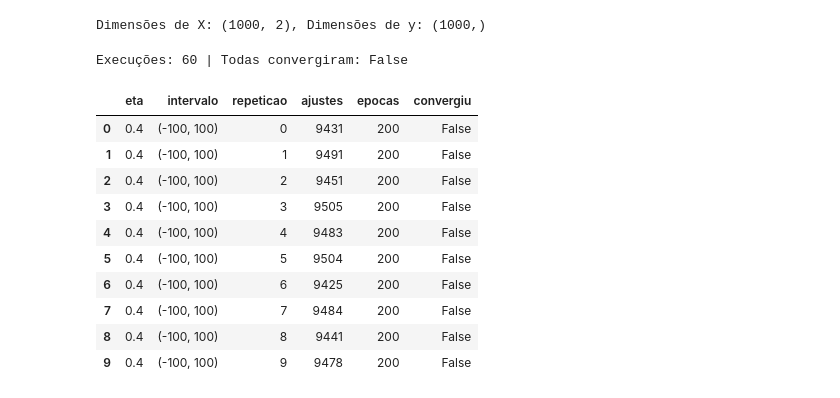
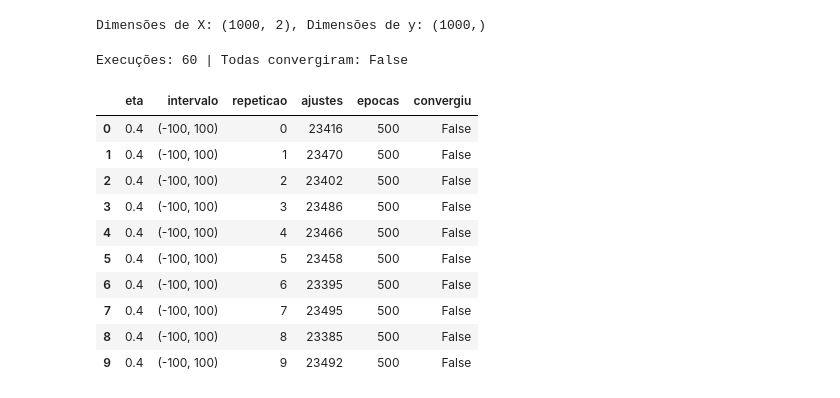
Before and after one commit to arthur-rezende/rna-2026-pp2, a Jupyter notebook: notebooks/02_parte2.ipynb, the cells around one changed output. Drawn from its saved outputs; the diff is of its cells as text; code cells hidden in the pictures.

```diff
--- a/notebooks/02_parte2.ipynb
+++ b/notebooks/02_parte2.ipynb
@@ -31,44 +31,44 @@ Dimensões de X: (1000, 2), Dimensões de y: (1000,)
 # %%
 # Configurações
 
 etas = [0.4, 0.1, 0.01]
 intervalos = [(-100, 100), (-0.5, 0.5)]
 n_repeticoes = 10
-max_epocas = 10_000  # limite de segurança caso o conjunto não seja linearmente separável
+max_epocas = 500  # teto de segurança; data120262 não converge (ver diagnóstico ao final)
 
 resultados = []
 
 for eta in etas:                          # 3 valores
     for intervalo in intervalos:          # x 2 valores = 6 configurações
         for rep in range(n_repeticoes):   # x 10 repetições = 60 execuções
             modelo = Perceptron(eta=eta, intervalo_pesos=intervalo, theta=0.0, rng=rep)
-            modelo.fit(X, y, max_epocas=200, verbose=False)
+            modelo.fit(X, y, max_epocas=max_epocas, verbose=False)
 
             resultados.append({
                 "eta": eta,
                 "intervalo": str(intervalo),  # string evita erro ao comparar a coluna com tuplas
                 "repeticao": rep,
                 "ajustes": modelo.n_ajustes_,
                 "epocas": modelo.n_epocas_,
                 "convergiu": modelo.convergiu_,
             })
 
 df = pd.DataFrame(resultados)
 print(f"Execuções: {len(df)} | Todas convergiram: {df['convergiu'].all()}")
 df.head(10)
 # %% [output]
 Execuções: 60 | Todas convergiram: False
 |  | eta | intervalo | repeticao | ajustes | epocas | convergiu |
-| 0 | 0.4 | (-100, 100) | 0 | 9431 | 200 | False |
-| 1 | 0.4 | (-100, 100) | 1 | 9491 | 200 | False |
-| 2 | 0.4 | (-100, 100) | 2 | 9451 | 200 | False |
-| 3 | 0.4 | (-100, 100) | 3 | 9505 | 200 | False |
-| 4 | 0.4 | (-100, 100) | 4 | 9483 | 200 | False |
-| 5 | 0.4 | (-100, 100) | 5 | 9504 | 200 | False |
-| 6 | 0.4 | (-100, 100) | 6 | 9425 | 200 | False |
-| 7 | 0.4 | (-100, 100) | 7 | 9484 | 200 | False |
-| 8 | 0.4 | (-100, 100) | 8 | 9441 | 200 | False |
-| 9 | 0.4 | (-100, 100) | 9 | 9478 | 200 | False |
+| 0 | 0.4 | (-100, 100) | 0 | 23416 | 500 | False |
+| 1 | 0.4 | (-100, 100) | 1 | 23470 | 500 | False |
+| 2 | 0.4 | (-100, 100) | 2 | 23402 | 500 | False |
+| 3 | 0.4 | (-100, 100) | 3 | 23486 | 500 | False |
+| 4 | 0.4 | (-100, 100) | 4 | 23466 | 500 | False |
+| 5 | 0.4 | (-100, 100) | 5 | 23458 | 500 | False |
+| 6 | 0.4 | (-100, 100) | 6 | 23395 | 500 | False |
+| 7 | 0.4 | (-100, 100) | 7 | 23495 | 500 | False |
+| 8 | 0.4 | (-100, 100) | 8 | 23385 | 500 | False |
+| 9 | 0.4 | (-100, 100) | 9 | 23492 | 500 | False |
 # %%
 print(metricas.tabela_resumo(df))
 # %% [output]
```
Also changed, not shown: parts of 6 cells of this notebook, 7 other files.
